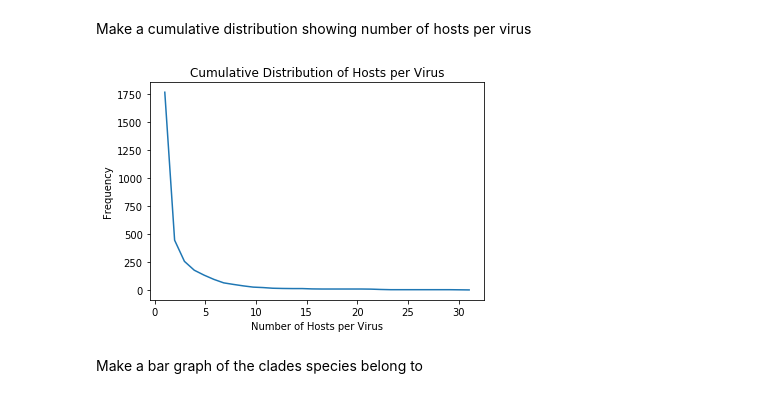
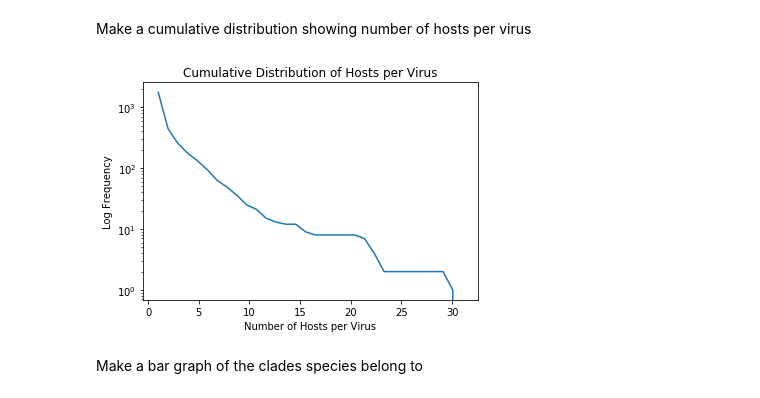
Before and after one commit to sable-cat/anthropocentric-sequencing, a Jupyter notebook: Results.ipynb, the cells around one changed output. Cells and saved outputs as stored; diff of their text form; code cells hidden in the pictures.

Commit message:
Make cumulative distribution on log scale

```diff
--- a/Results.ipynb
+++ b/Results.ipynb
@@ -178,33 +178,41 @@ makeUniqueVirusesHostsPlot(len(myEntries.keys()), hostCounter.numPresentKeys())
 # %% [markdown]
 Make a cumulative distribution showing number of hosts per virus
 # %%
+def logHandleZero(value):
+    if value == 0:
+        return 0
+    else:
+        return math.log(value)
+
 def hostsPerVirusPlot(myEntries):
     counts = []
     largest = 0
     for key, record in myEntries.items():
         count = len(record.hosts)
         if count > largest:
             largest = count
         counts.append( float(count) )
 
     countsArray = np.array(counts)
     bins = np.arange(largest)
 
     fig, ax = plt.subplots()
 
     values, base = np.histogram(countsArray, bins=largest)
     cumulative = np.cumsum(values)
     ax.plot(base[:-1], len(countsArray)-cumulative)
+    ax.set_yscale('log')
+    #ax.plot(base[:-1], [logHandleZero(i) for i in (len(countsArray)-cumulative)])
 
     #hist = ax.hist(countsArray, bins, linewidth=1, histtype='step', cumulative=True, density=True)
     #ax.set_xticks(bins)
-    ax.set_ylabel('Frequency')
+    ax.set_ylabel('Log Frequency')
     ax.set_xlabel('Number of Hosts per Virus')
     ax.set_title('Cumulative Distribution of Hosts per Virus')
 
 hostsPerVirusPlot(myEntries)
 # %% [output]
-[figure, old version]
+[figure, new version]
 # %% [markdown]
 Make a bar graph of the clades species belong to
 # %%
```
